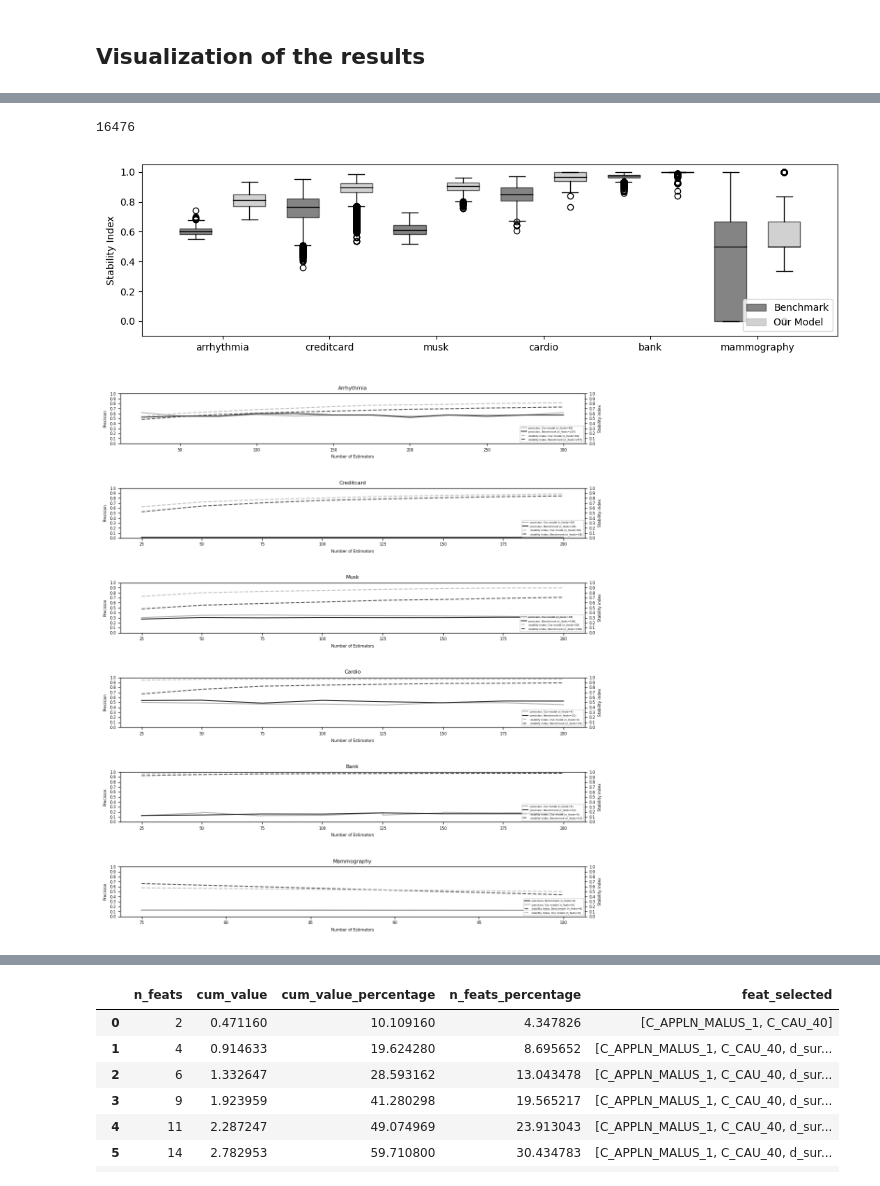
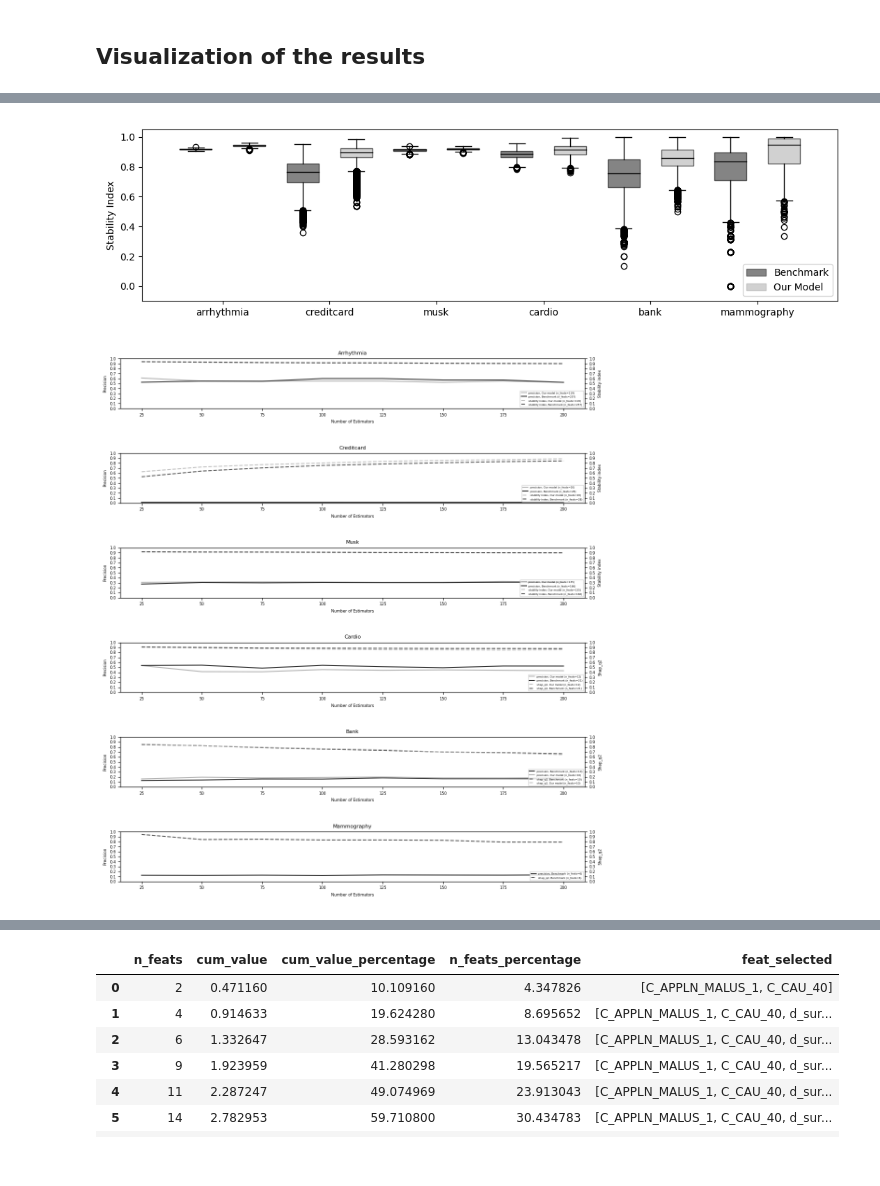
Before and after one commit to edo1691/ad_shap_stability, a Jupyter notebook: notebooks/00_04_graph_paper.ipynb, the cells around one changed output, grey strips where cells are left out. Drawn from its saved outputs; the diff is of its cells as text; code cells hidden in the pictures.

Commit message:
# function stability

```diff
--- a/notebooks/00_04_graph_paper.ipynb
+++ b/notebooks/00_04_graph_paper.ipynb
@@ -56,9 +56,13 @@ import numpy as np
 from matplotlib.patches import Patch
 
 
+import os
+import pandas as pd
+import numpy as np
+
 def process_data(dataset_id, data_root):
     """
-    Processes SHAP data files by reading them, filtering, and calculating additional metrics.
+    Processes SHAP data files by reading them, filtering, and calculating additional metrics including the interquartile range (IQR).
 
     Parameters:
     - dataset_id: The unique identifier for the dataset.
@@ -73,26 +77,30 @@ def process_data(dataset_id, data_root):
 
     # Read data
     df = pd.read_parquet(path_shap)
-    fi_shap_all = pd.read_parquet(path_fi_shap)  # Note: fi_shap_all is read but not used in the provided code
+    fi_shap_all = pd.read_parquet(path_fi_shap)  # Note: fi_shap_all is read but not used in the provided code snippet
 
     # Filter dataframe
     df = df[(df.n_estimators >= 25) & (df.n_estimators <= 300)]
 
-    # Calculate percentiles and stability index
-    df['shap_q1'] = df['shap_stab'].apply(lambda x: np.percentile(x, 75))
-    df['shap_q2'] = df['shap_stab'].apply(lambda x: np.percentile(x, 50))
-    df['shap_q3'] = df['shap_stab'].apply(lambda x: np.percentile(x, 25))
+    # Calculate percentiles, stability index, and IQR
+    df['shap_q1'] = df['shap_stab'].apply(lambda x: np.percentile(x, 25))  # Lower quartile (25th percentile)
+    df['shap_q2'] = df['shap_stab'].apply(lambda x: np.percentile(x, 50))  # Median (50th percentile)
+    df['shap_q3'] = df['shap_stab'].apply(lambda x: np.percentile(x, 75))  # Upper quartile (75th percentile)
     df['shap_ad_q2'] = df['shap_stab_ad'].apply(lambda x: np.percentile(x, 50))
     df['stability index'] = df['shap_stab'].apply(lambda x: np.mean(x))
+    df['IQR'] = df['shap_stab'].apply(lambda x: np.percentile(x, 75) - np.percentile(x, 25))  # Interquartile range (Q3 - Q1)
     df['dataset'] = dataset_id
     df['hpo'] = np.where((df.n_estimators == 100) & (df.max_feats == df.max_feats.max()),
         'Benchmark',
         'Our model')
+
     # Select variables to keep
-    var = ['dataset', 'hpo', 'n_estimators', 'max_feats', 'n_feats', 'f1_median', 'precision', 'recall', 'model_stab', 'shap_stab', 'shap_q2', 'stability index', 'roc_auc']
+    var = ['dataset', 'hpo', 'n_estimators', 'max_feats', 'n_feats', 'f1_median', 'precision', 'recall', 'model_stab', 'shap_stab',
+           'shap_q1', 'shap_q2', 'shap_q3', 'stability index', 'IQR', 'roc_auc']
     df = df[var]
 
     return df
+
 
 
 def filter_and_select(df, boxplot=False, factor=0.99):
@@ -106,8 +114,8 @@ def filter_and_select(df, boxplot=False, factor=0.99):
     - df_filtered: A filtered DataFrame based on the conditions.
     """
     # Define the variables of interest
-    var = ['dataset', 'hpo', 'n_estimators', 'n_feats', 'max_feats', 'roc_auc', 'precision', 'recall', 'f1_median', 'stability index', 'shap_stab']
-    df = df[var]
+    #var = ['dataset', 'hpo', 'n_estimators', 'n_feats', 'max_feats', 'roc_auc', 'precision', 'recall', 'f1_median', 'stability index', 'shap_stab']
+    #df = df[var]
 
     df1_1 = df[df.hpo == 'Benchmark'].head(1)
     # Extract specific metrics from df1_1
@@ -119,13 +127,13 @@ def filter_and_select(df, boxplot=False, factor=0.99):
 
     baseline = {'f1_median': f1_median, 'precision': precision, 'recall': recall, 'roc_auc': roc}
     df1_2 = df[df.hpo != 'Benchmark']
-    criteria = np.where(df1_1.n_feats>=20, False, True)
+    criteria = np.where(df1_1.n_feats>=25, False, True)
     df1_2 = df1_2[df1_2['stability index'] >= stability]
     df1_2 = find_best_row_by_distance_and_stability(df1_2,
                                                     baseline,
                                                     stability_col='stability index',
                                                     distance_weight=1,
-                                                    stability_weight=0.3,
+                                                    stability_weight=0.5,
                                                     threshold=np.inf,
                                                     prefer_higher_than_baseline=criteria)
 
@@ -351,7 +359,8 @@ df_fil6 = filter_and_select(df6, factor)
 
 dataframes = [df_fil1, df_fil2, df_fil3, df_fil4, df_fil5, df_fil6]
 df_group = append_dataframes(dataframes)
-var = ['dataset', 'hpo', 'n_estimators', 'max_feats', 'n_feats', 'roc_auc', 'precision', 'recall', 'f1_median', 'stability index', 'shap_stab']
+var = ['dataset', 'hpo', 'n_estimators', 'max_feats', 'n_feats', 'roc_auc', 'precision', 'recall', 'f1_median',
+       'stability index', 'shap_q1', 'shap_q2', 'shap_q3', 'IQR', 'shap_stab']
 df_group = round(df_group[var],4)
 
 df_graph_1 = process_graph_data(df1)
@@ -379,14 +388,10 @@ df_group[['dataset', 'hpo', 'n_estimators', 'max_feats', 'n_feats', 'roc_auc', '
-# %%
-len(list(df5[(df5.n_estimators==175) & (df5.n_feats==5) & (df5.max_feats==5)].shap_stab)[0])
-# %% [output]
-16476
 # %%
 # Example usage
 image_1 =  '../boxplots.png'
 plot_shap_stab_boxplots(dataframes, df_names)
 plt.savefig(image_1, bbox_inches='tight', pad_inches=0.1)  #Save the plot to a file
 # %% [output]
-[figure, old version]
+[figure, new version]
 # %%
 import pandas as pd
 import numpy as np
@@ -416,37 +421,37 @@ row = 1
 col = 6
 
 # First plot
 ax1 = plt.subplot(col, row, 1)
 plot_2d_surface(df_all[df_all.dataset==dataset_id1], ax1, primary_feat='precision', secondary_feat='stability index')
 
 ax2 = plt.subplot(col, row, 2)
 plot_2d_surface(df_all[df_all.dataset==dataset_id2], ax2, primary_feat='precision', secondary_feat='stability index')
 
 ax3 = plt.subplot(col, row, 3)
 plot_2d_surface(df_all[df_all.dataset==dataset_id3], ax3, primary_feat='precision', secondary_feat='stability index')
 
 ax4 = plt.subplot(col, row, 4)
-plot_2d_surface(df_all[df_all.dataset==dataset_id4], ax4, primary_feat='precision', secondary_feat='stability index')
+plot_2d_surface(df_all[df_all.dataset==dataset_id4], ax4, primary_feat='precision', secondary_feat='shap_q2')
 
 ax5 = plt.subplot(col, row, 5)
-plot_2d_surface(df_all[df_all.dataset==dataset_id5], ax5, primary_feat='precision', secondary_feat='stability index')
+plot_2d_surface(df_all[df_all.dataset==dataset_id5], ax5, primary_feat='precision', secondary_feat='shap_q2')
 
 ax6 = plt.subplot(col, row, 6)
-plot_2d_surface(df_all[df_all.dataset==dataset_id6], ax6, primary_feat='precision', secondary_feat='stability index')
+plot_2d_surface(df_all[df_all.dataset==dataset_id6], ax6, primary_feat='precision', secondary_feat='shap_q2')
 
 
 
 plt.tight_layout()  # Adjust layout
 
 # Adjust the spacing between the plots
 plt.subplots_adjust(wspace=0.1, hspace=0.9)  # Adjust the width space as needed for better visualization
 
 image_2 =  '../comparison.png'
 plt.savefig(image_2, bbox_inches='tight', pad_inches=0.1)  #Save the plot to a file
 #plt.savefig(image_1, bbox_inches='tight', pad_inches=0.3)  # Save the plot to a file
 plt.show()
 # %% [output]
-[figure, old version]
+[figure, new version]
 # %%
 plt.figure(figsize=(10, 20))  # Overall figure size
 
```
Also changed, not shown: parts of 2 cells of this notebook, 7 other files.
